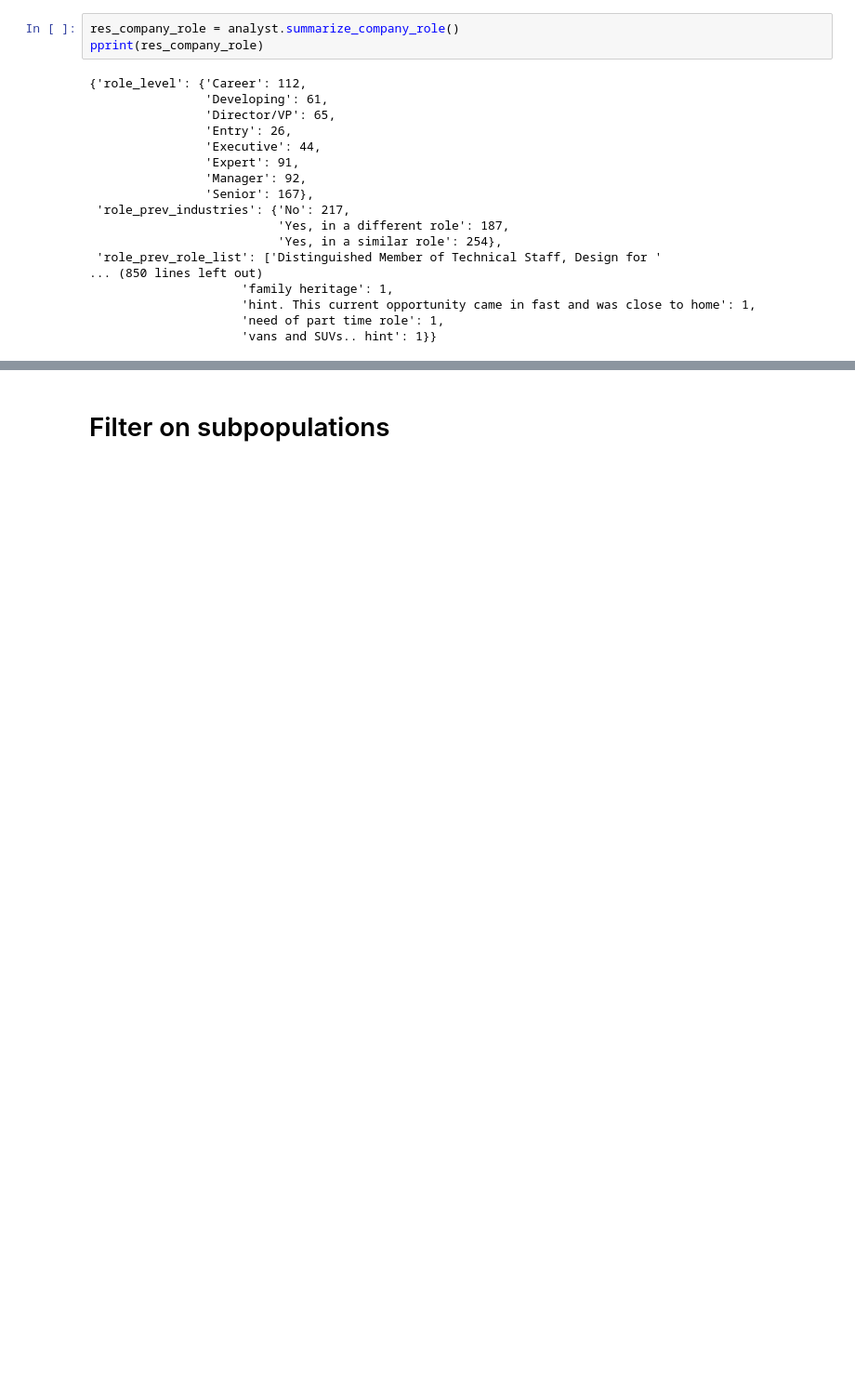
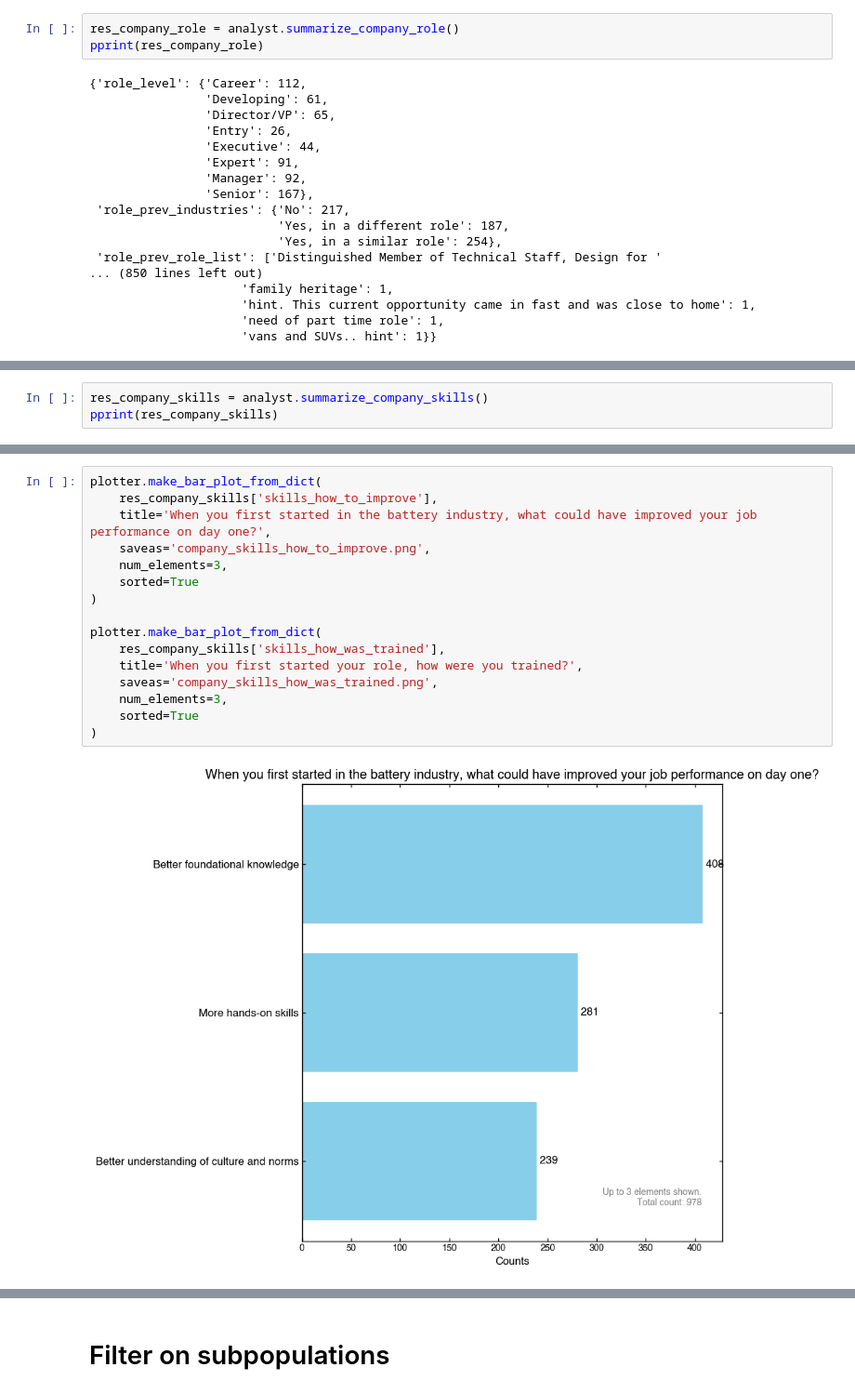
Before and after one commit to wengandrew/battery-talent-census, a Jupyter notebook: notebooks/explore_data.ipynb, the cells around one changed output, grey strips where cells are left out. Shown at 93% size. Saved outputs shown, nothing was run; the diff lists cells and outputs as text; blank space fills up the shorter version.

```diff
--- a/notebooks/explore_data.ipynb
+++ b/notebooks/explore_data.ipynb
@@ -430,0 +474,3 @@ plotter.make_bar_plot_from_dict(
+# %%
+res_company_skills = analyst.summarize_company_skills()
+pprint(res_company_skills)
@@ -430,0 +495,18 @@ plotter.make_bar_plot_from_dict(
+# %%
+plotter.make_bar_plot_from_dict(
+    res_company_skills['skills_how_to_improve'],
+    title='When you first started in the battery industry, what could have improved your job performance on day one?',
+    saveas='company_skills_how_to_improve.png',
+    num_elements=3,
+    sorted=True
+)
+
+plotter.make_bar_plot_from_dict(
+    res_company_skills['skills_how_was_trained'],
+    title='When you first started your role, how were you trained?',
+    saveas='company_skills_how_was_trained.png',
+    num_elements=3,
+    sorted=True
+)
+# %% [output]
+[figure, added]
```
Also changed, not shown: parts of 22 cells of this notebook, 11 other files.
